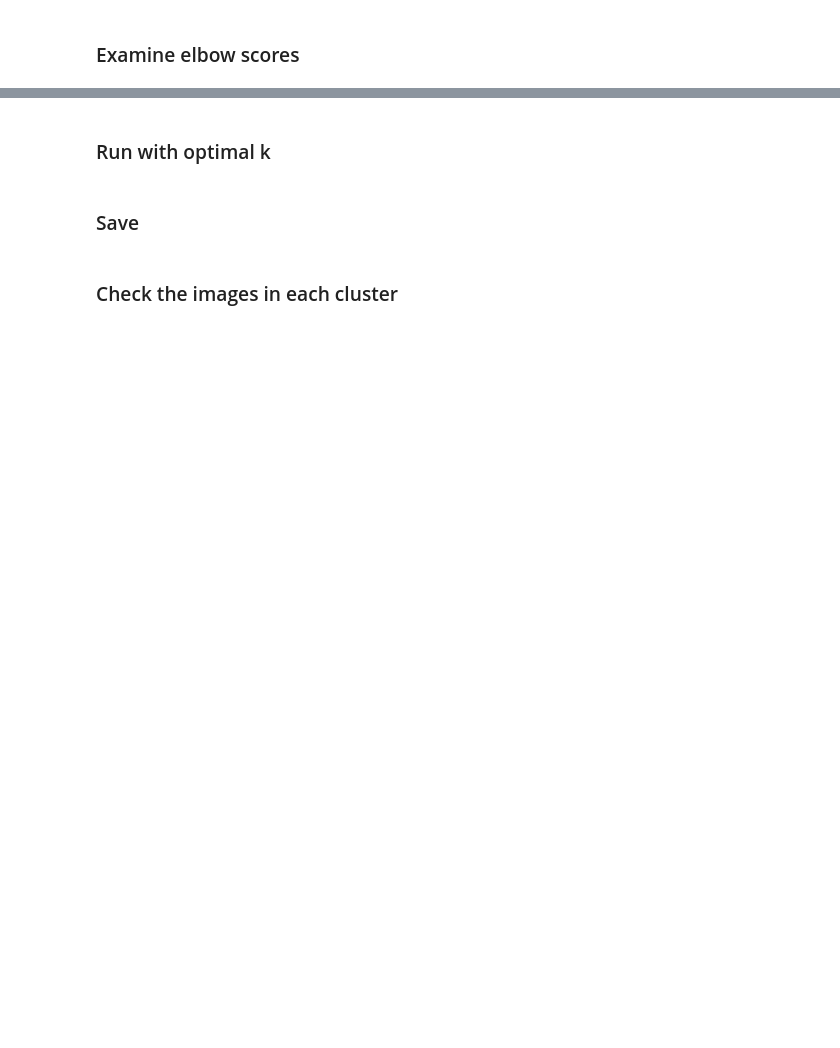
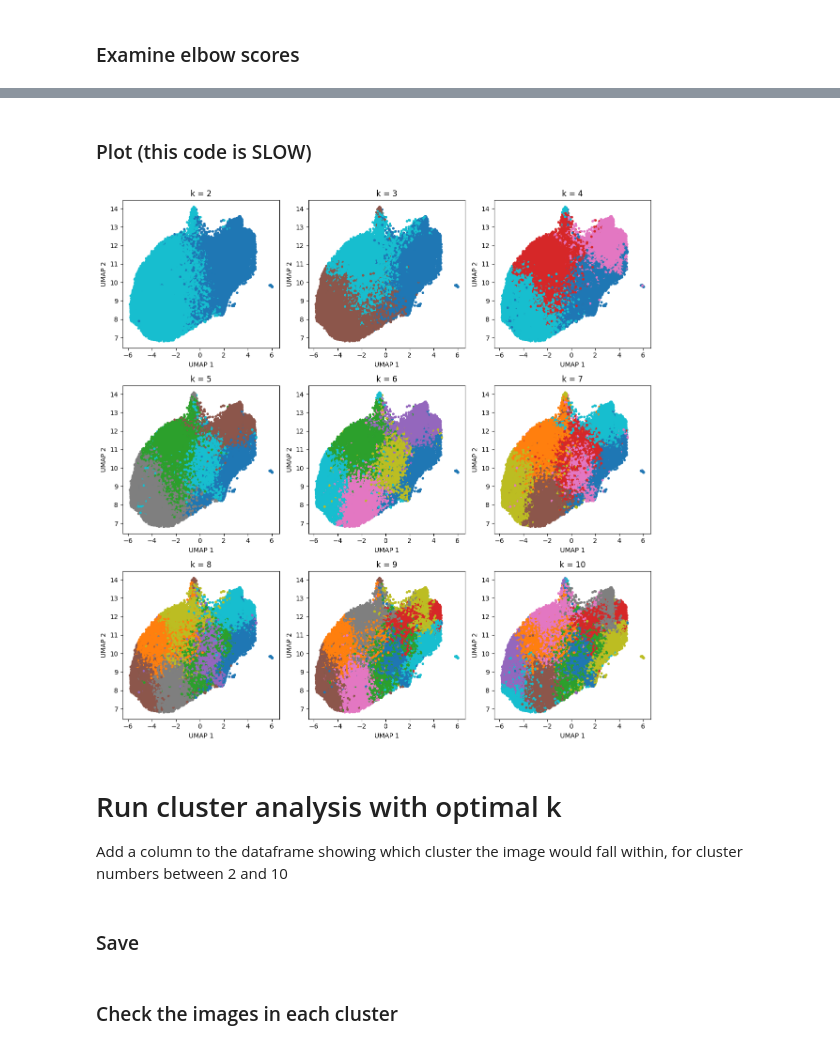
Before and after one commit to Urban-Analytics/INTEGRATE, a Jupyter notebook: llm/python/Embeddings/CLIP/WithClustering/4-IdentifyEmbeddingGroupings.ipynb, the cells around one changed output, grey strips where cells are left out. Cells and saved outputs as stored; diff of their text form; code cells hidden in the pictures; blank space fills up the shorter version.

```diff
--- a/llm/python/Embeddings/CLIP/WithClustering/4-IdentifyEmbeddingGroupings.ipynb
+++ b/llm/python/Embeddings/CLIP/WithClustering/4-IdentifyEmbeddingGroupings.ipynb
@@ -223,3 +262,32 @@ for k in range(2,10):
+# %% [markdown]
+### Plot (this code is SLOW)
+# %%
+ks = range(2, 11)  # k = 2 to 10
+n_plots = len(ks)
+ncols = 3
+nrows = int(np.ceil(n_plots / ncols))
+
+fig, axs = plt.subplots(nrows, ncols, figsize=(12, 4 * nrows))
+axs = axs.flatten()
+
+for i, k in enumerate(ks):
+    ax = axs[i]
+    labels = expanded_gdf[f'scene_cluster_{k}']
+
+    sc = ax.scatter(expanded_gdf['umap_x'], expanded_gdf['umap_y'], c=labels, cmap='tab10', s=8)
+    ax.set_title(f"k = {k}")
+    ax.set_xlabel("UMAP 1")
+    ax.set_ylabel("UMAP 2")
+
+# Turn off any unused axes
+for j in range(i + 1, len(axs)):
+    axs[j].axis('off')
+
+plt.tight_layout()
+plt.show()
+# %% [output]
+[figure, added]
 # %% [markdown]
-### Run with optimal k
+# Run cluster analysis with optimal k
+Add a column to the dataframe showing which cluster the image would fall within, for cluster numbers between 2 and 10
 # %%
```
Also changed, not shown: parts of 19 cells of this notebook, 4 other files.
